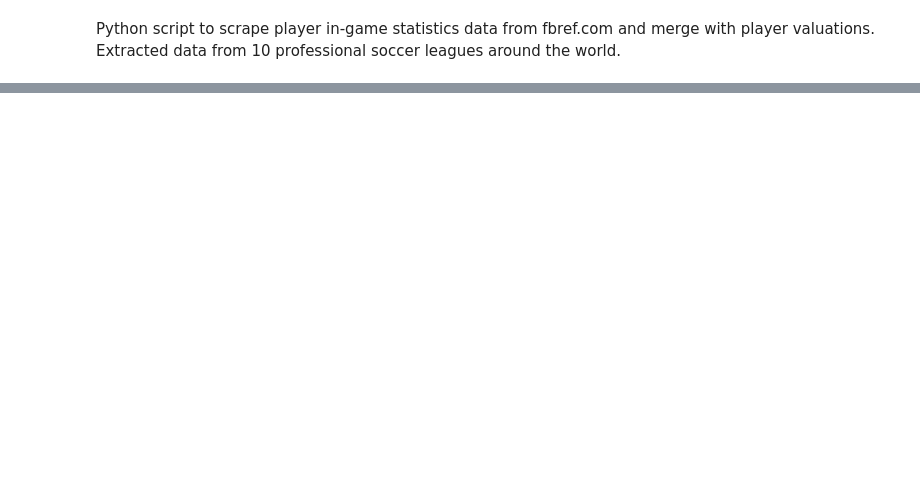
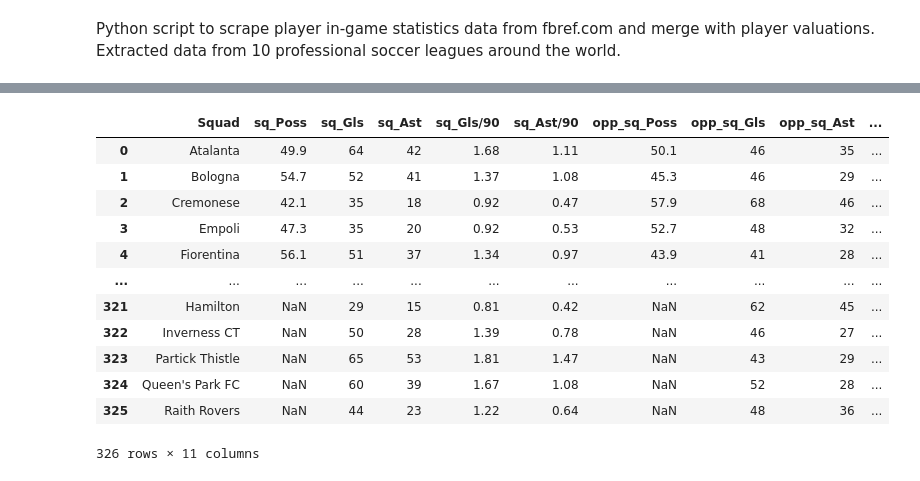
Before and after one commit to gradaelli7/European-Soccer-Trade-Machine, a Jupyter notebook: fbref_squads.ipynb, the cells around one changed output, grey strips where cells are left out. Cells and saved outputs as stored; diff of their text form; code cells hidden in the pictures; blank space fills up the shorter version.

```diff
--- a/fbref_squads.ipynb
+++ b/fbref_squads.ipynb
@@ -99,3 +113,21 @@ prev_season
+# %%
+next_season_def['Squad'] = next_season_def['Squad'].str.replace('vs ','')
+next_season = pd.merge(next_season_off,next_season_def,on=['Squad','Based','Season']).drop(['Season','Based'], axis=1)
+next_season
+# %% [output]
+|  | Squad | sq_Poss | sq_Gls | sq_Ast | sq_Gls/90 | sq_Ast/90 | opp_sq_Poss | opp_sq_Gls | opp_sq_Ast | ... |
+| 0 | Atalanta | 49.9 | 64 | 42 | 1.68 | 1.11 | 50.1 | 46 | 35 | ... |
+| 1 | Bologna | 54.7 | 52 | 41 | 1.37 | 1.08 | 45.3 | 46 | 29 | ... |
+| 2 | Cremonese | 42.1 | 35 | 18 | 0.92 | 0.47 | 57.9 | 68 | 46 | ... |
+| 3 | Empoli | 47.3 | 35 | 20 | 0.92 | 0.53 | 52.7 | 48 | 32 | ... |
+| 4 | Fiorentina | 56.1 | 51 | 37 | 1.34 | 0.97 | 43.9 | 41 | 28 | ... |
+| ... | ... | ... | ... | ... | ... | ... | ... | ... | ... | ... |
+| 321 | Hamilton | NaN | 29 | 15 | 0.81 | 0.42 | NaN | 62 | 45 | ... |
+| 322 | Inverness CT | NaN | 50 | 28 | 1.39 | 0.78 | NaN | 46 | 27 | ... |
+| 323 | Partick Thistle | NaN | 65 | 53 | 1.81 | 1.47 | NaN | 43 | 29 | ... |
+| 324 | Queen's Park FC | NaN | 60 | 39 | 1.67 | 1.08 | NaN | 52 | 28 | ... |
+| 325 | Raith Rovers | NaN | 44 | 23 | 1.22 | 0.64 | NaN | 48 | 36 | ... |
+326 rows × 11 columns
 # %%
 prev_season.to_csv('squads_2021-2022.csv')
 next_season.to_csv('squads_2022-2023.csv')
```
Also changed, not shown: parts of 6 cells of this notebook, 21 other files.
